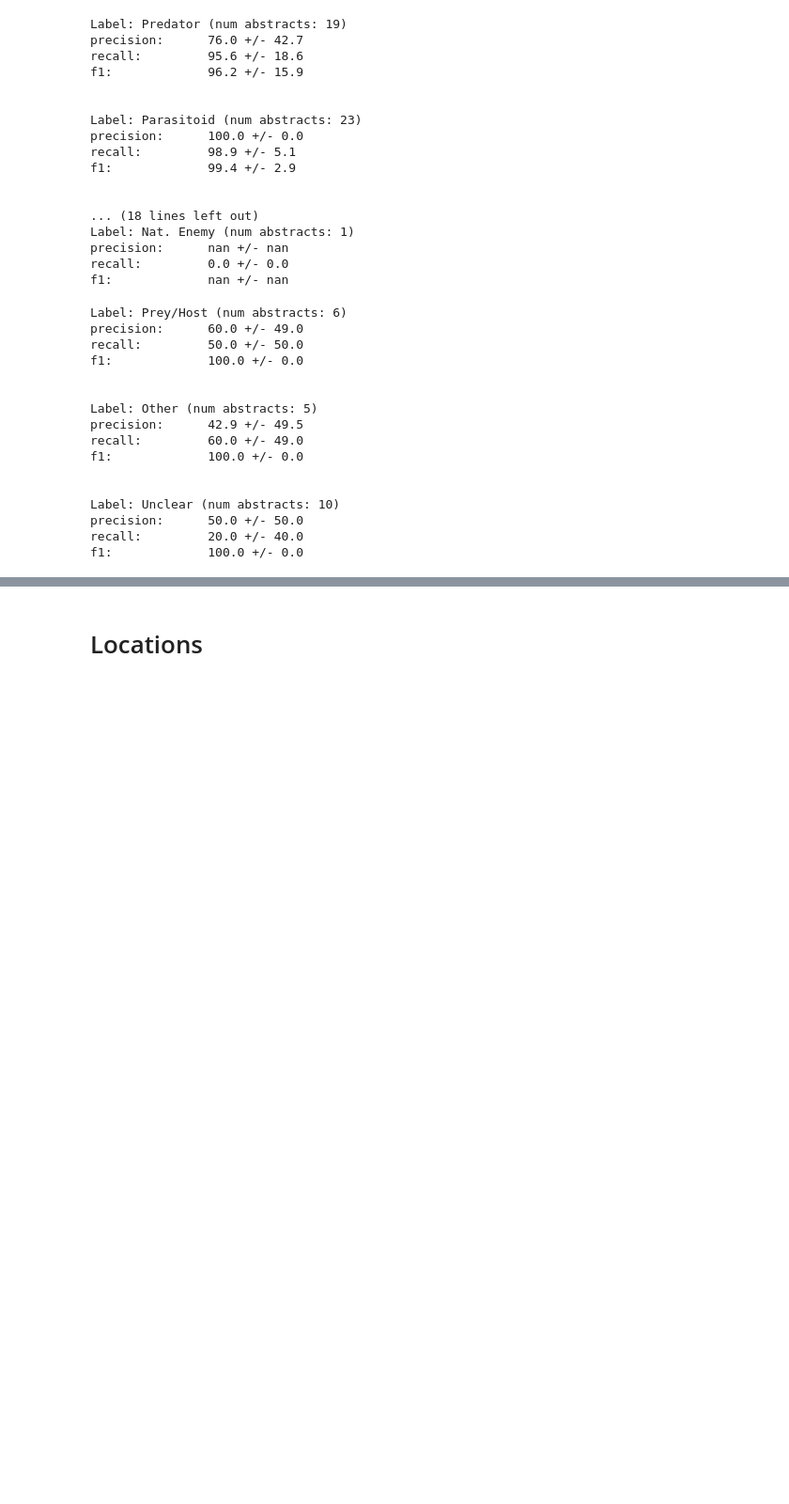
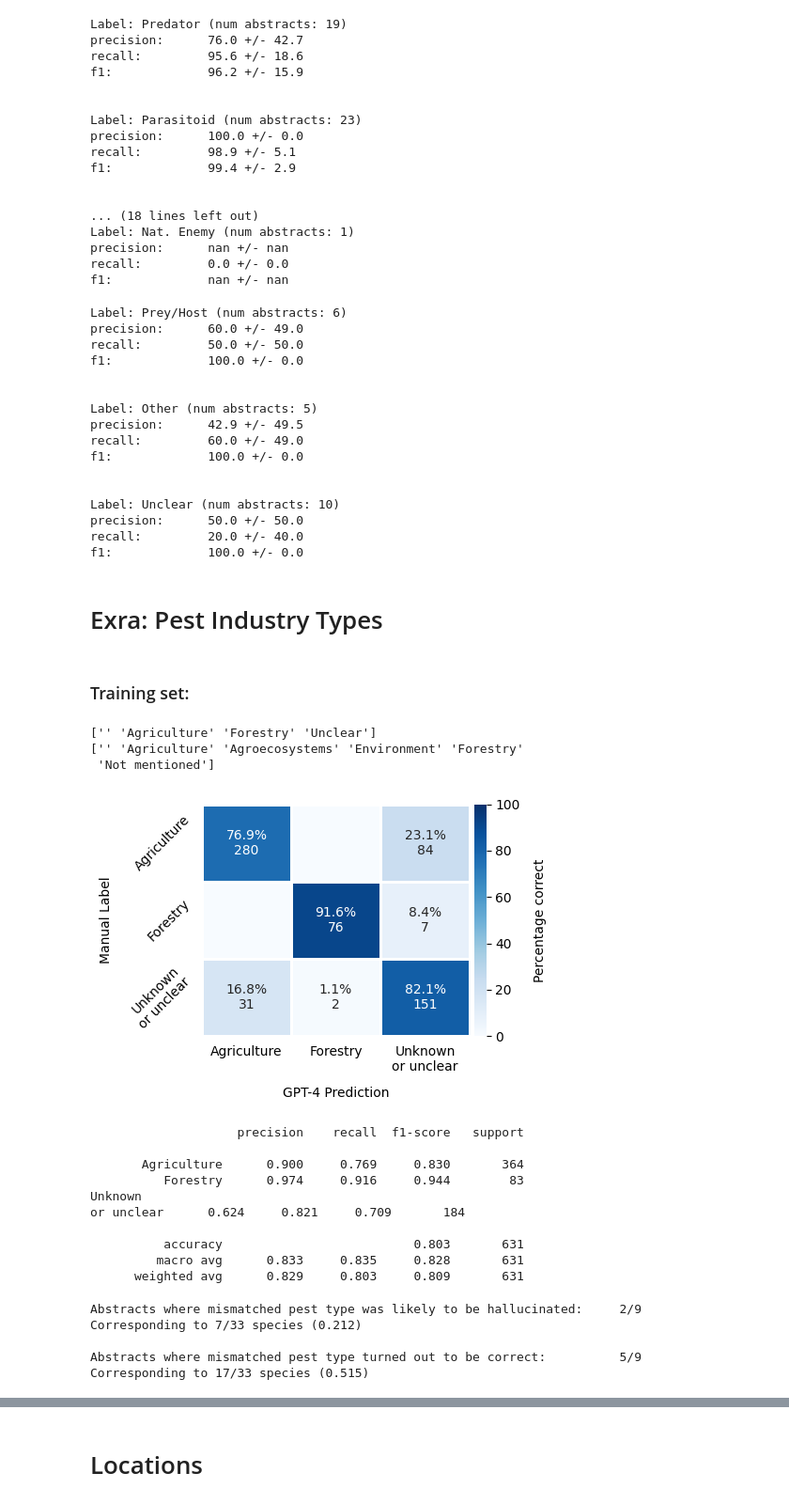
Before and after one commit to dscheepens/GPT4-pest-controllers, a Jupyter notebook: notebook_complete.ipynb, the cells around one changed output, grey strips where cells are left out. Shown at 94% size. Cells and saved outputs as stored; diff of their text form; code cells hidden in the pictures; blank space fills up the shorter version.

```diff
--- a/notebook_complete.ipynb
+++ b/notebook_complete.ipynb
@@ -1027,3 +1205,65 @@ Label: Unclear (num abstracts: 10)
 precision:      50.0 +/- 50.0
 recall:         20.0 +/- 40.0
 f1:             100.0 +/- 0.0
+# %% [markdown]
+# Exra: Pest Industry Types
+# %% [markdown]
+### Training set:
+# %%
+x = df1_train_[['Associated With','EID']].copy()
+y = df2_train_[['Associated With','EID']].copy()
+
+print(np.unique(x['Associated With']))
+print(np.unique(y['Associated With']))
+# %% [output]
+['' 'Agriculture' 'Forestry' 'Unclear']
+['' 'Agriculture' 'Agroecosystems' 'Environment' 'Forestry'
+ 'Not mentioned']
+# %%
+for i in list(x.index):
+    if x.loc[i]['Associated With']=='Unclear':
+        x.loc[i]['Associated With']='Unknown\nor unclear'
+    if x.loc[i]['Associated With']=='':
+        x.loc[i]['Associated With']='Unknown\nor unclear'
+    if y.loc[i]['Associated With']=='Not mentioned':
+        y.loc[i]['Associated With']='Unknown\nor unclear'
+    if y.loc[i]['Associated With']=='':
+        y.loc[i]['Associated With']='Unknown\nor unclear'
+    if y.loc[i]['Associated With']=='Agroecosystems':
+        y.loc[i]['Associated With']='Agriculture'
+    if y.loc[i]['Associated With']=='Environment':
+        y.loc[i]['Associated With']='Unknown\nor unclear'
+
+labels = ['Agriculture','Forestry','Unknown\nor unclear']
+# %%
+plot_confusion_matrix(x['Associated With'], y['Associated With'], labels=labels, xlab='GPT-4 Prediction', ylab='Manual Label', train_test='train',
+                      figsize=(5,3.5), xrot=0, yrot=45, filename='cm_industry')
+# %% [output]
+[figure, added]
+                    precision    recall  f1-score   support
+
+       Agriculture      0.900     0.769     0.830       364
+          Forestry      0.974     0.916     0.944        83
+Unknown
+or unclear      0.624     0.821     0.709       184
+
+          accuracy                          0.803       631
+         macro avg      0.833     0.835     0.828       631
+      weighted avg      0.829     0.803     0.809       631
+# %%
+# Comparison with Pest_Industry_Hallucinations.pdf:
+
+num_abstracts = 9
+num_species = 33
+
+print('Abstracts where mismatched pest type was likely to be hallucinated: \t2/9')
+print('Corresponding to 7/33 species (%s)'%np.round(7/33,3))
+
+print('\nAbstracts where mismatched pest type turned out to be correct: \t\t5/9')
+print('Corresponding to 17/33 species (%s)'%np.round(17/33,3))
+# %% [output]
+Abstracts where mismatched pest type was likely to be hallucinated:     2/9
+Corresponding to 7/33 species (0.212)
+
+Abstracts where mismatched pest type turned out to be correct:          5/9
+Corresponding to 17/33 species (0.515)
```
Also changed, not shown: parts of 33 cells of this notebook.
